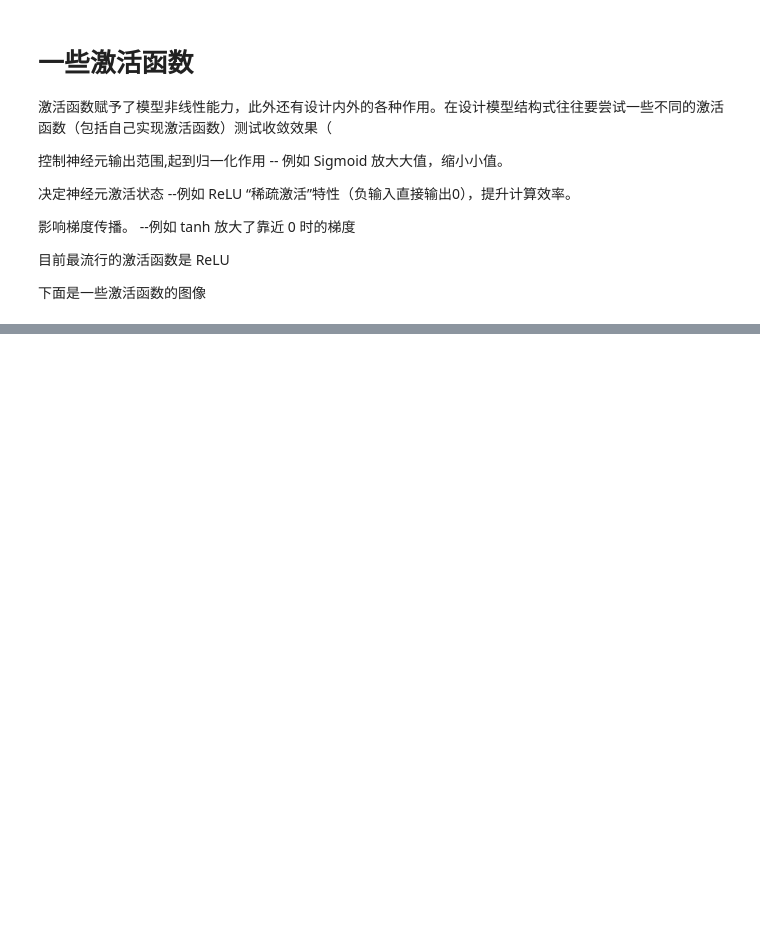
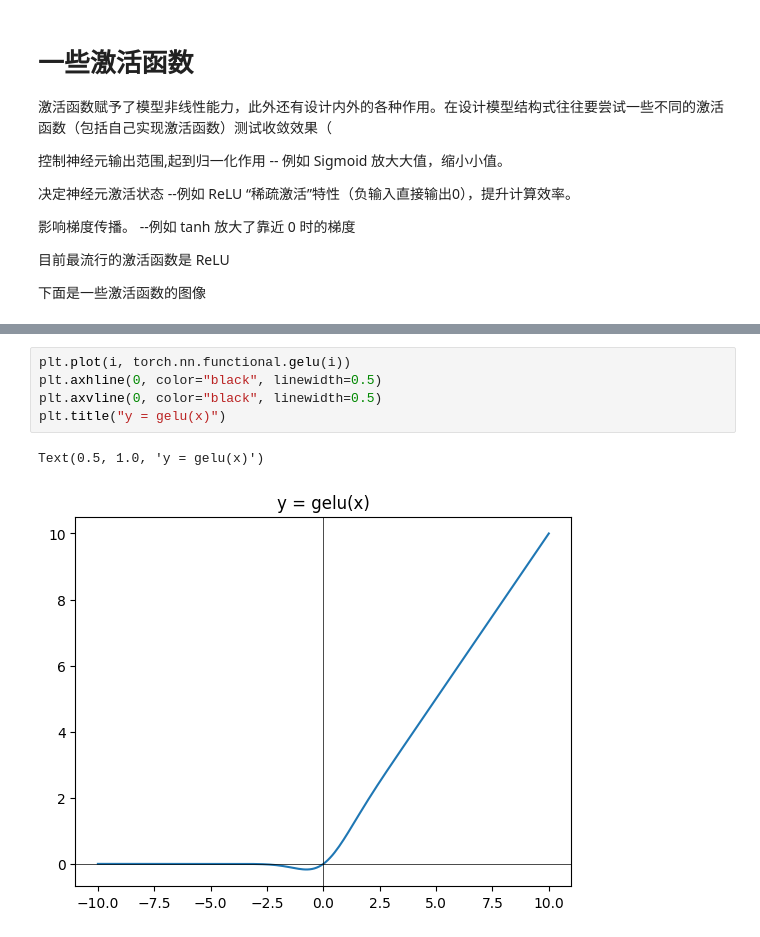
Before and after one commit to KarisAya/NeuralNetwork, a Jupyter notebook: notebooks/3.多层感知器.ipynb, the cells around one changed output, grey strips where cells are left out. Cells and saved outputs as stored; diff of their text form; blank space fills up the shorter version.

```diff
--- a/notebooks/3.多层感知器.ipynb
+++ b/notebooks/3.多层感知器.ipynb
@@ -168,0 +169,8 @@ Text(0.5, 1.0, 'y = rrelu(x)')
+# %%
+plt.plot(i, torch.nn.functional.gelu(i))
+plt.axhline(0, color="black", linewidth=0.5)
+plt.axvline(0, color="black", linewidth=0.5)
+plt.title("y = gelu(x)")
+# %% [output]
+Text(0.5, 1.0, 'y = gelu(x)')
+[figure, added]
```
Also changed, not shown: parts of 8 cells of this notebook, 4 other files.
